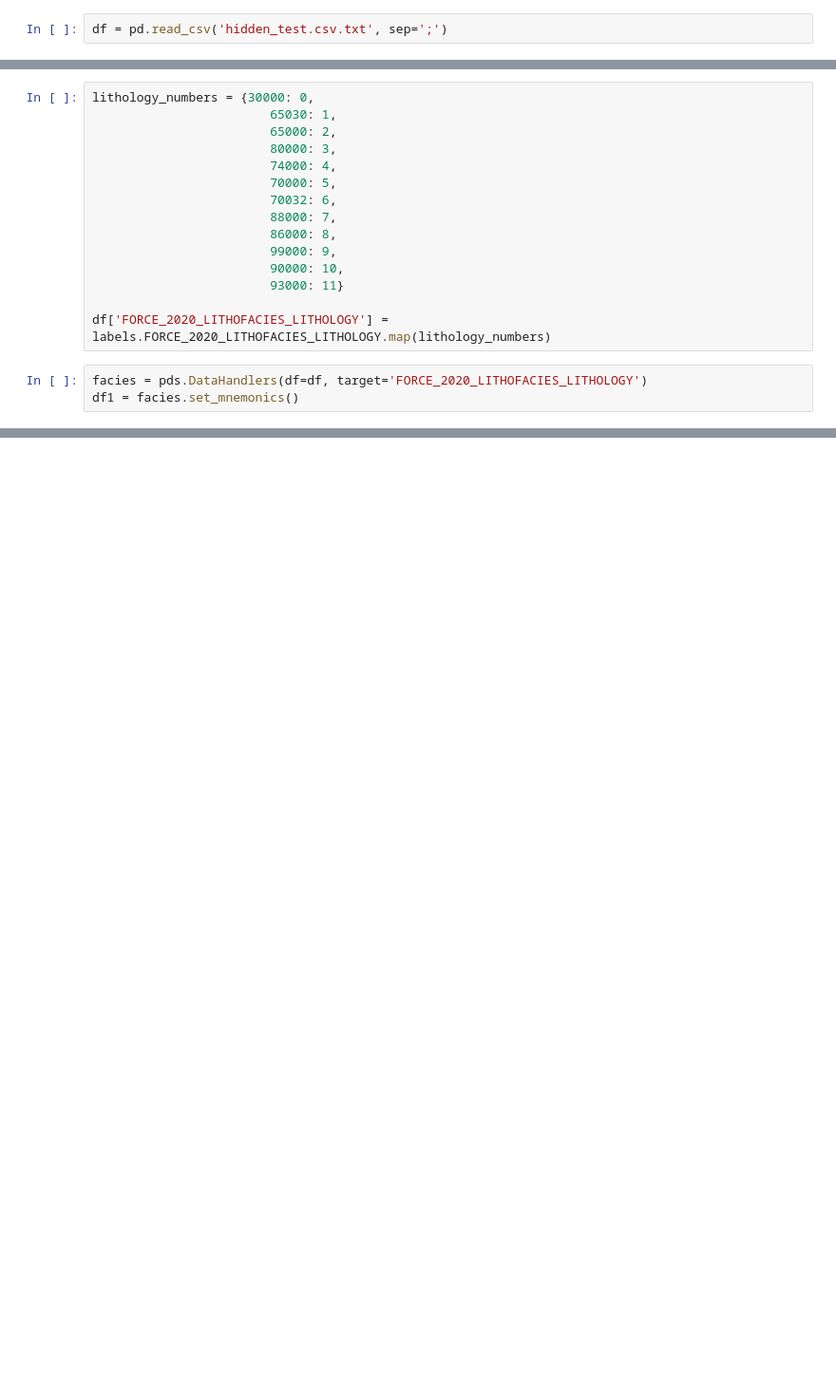
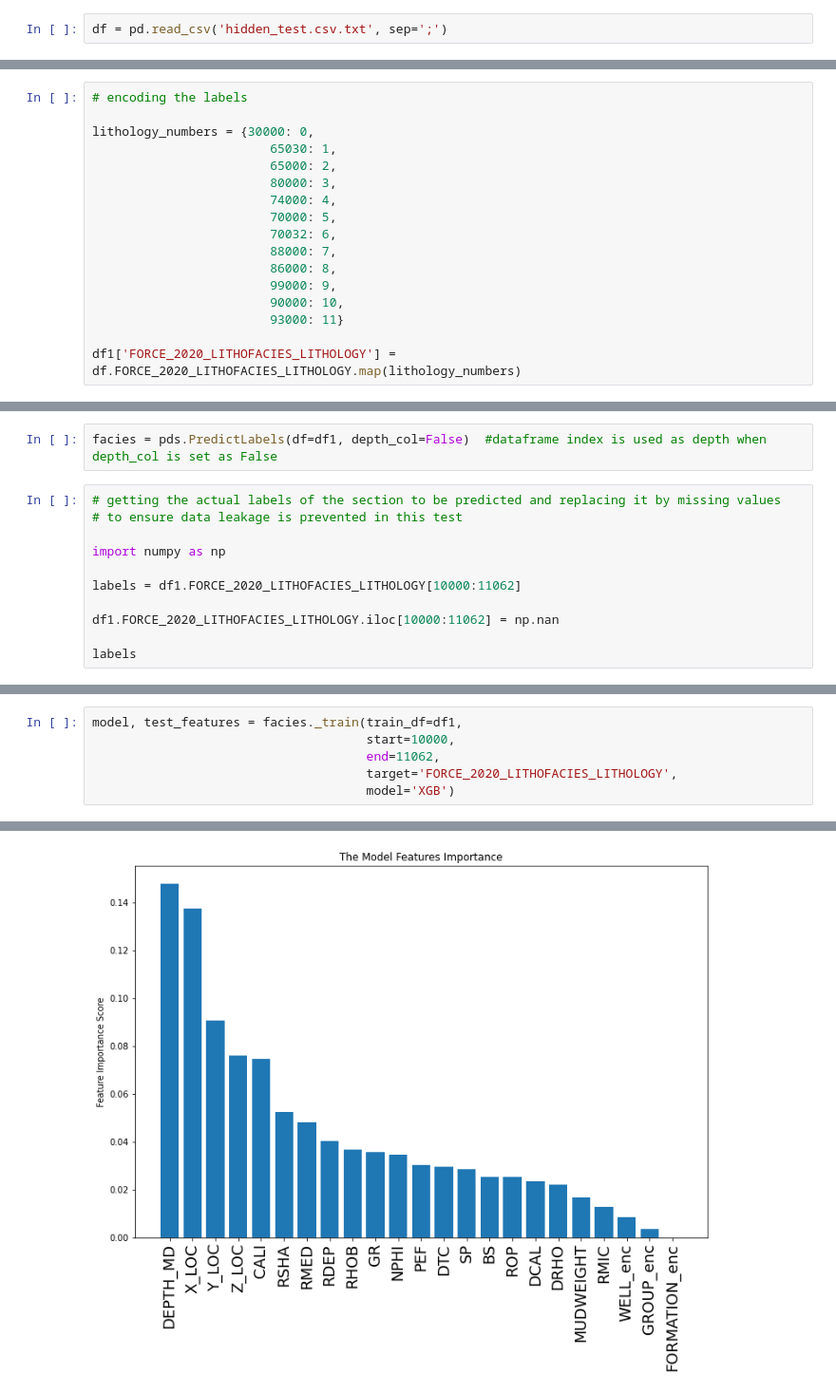
Before and after one commit to olawaleibrahim/beta-tests, a Jupyter notebook: petroeval/Lithofacies_Start_End_Example.ipynb, the cells around one changed output, grey strips where cells are left out. Shown: that part at 95% size. Saved outputs shown, nothing was run; the diff lists cells and outputs as text; blank space fills up the shorter version.

```diff
--- a/petroeval/Lithofacies_Start_End_Example.ipynb
+++ b/petroeval/Lithofacies_Start_End_Example.ipynb
@@ -14,4 +33,6 @@ labels = pd.read_csv('leaderboard_test_target.csv.txt', sep=';')
 # %%
+# encoding the labels
+
 lithology_numbers = {30000: 0,
                         65030: 1,
                         65000: 2,
@@ -25,7 +46,4 @@ lithology_numbers = {30000: 0,
                         90000: 10,
                         93000: 11}
 
-df['FORCE_2020_LITHOFACIES_LITHOLOGY'] = labels.FORCE_2020_LITHOFACIES_LITHOLOGY.map(lithology_numbers)
+df1['FORCE_2020_LITHOFACIES_LITHOLOGY'] = df.FORCE_2020_LITHOFACIES_LITHOLOGY.map(lithology_numbers)
-# %%
-facies = pds.DataHandlers(df=df, target='FORCE_2020_LITHOFACIES_LITHOLOGY')
-df1 = facies.set_mnemonics()
@@ -49,0 +50,13 @@ df1 = facies.set_mnemonics()
+# %%
+facies = pds.PredictLabels(df=df1, depth_col=False)  #dataframe index is used as depth when depth_col is set as False
+# %%
+# getting the actual labels of the section to be predicted and replacing it by missing values
+# to ensure data leakage is prevented in this test
+
+import numpy as np
+
+labels = df1.FORCE_2020_LITHOFACIES_LITHOLOGY[10000:11062]
+
+df1.FORCE_2020_LITHOFACIES_LITHOLOGY.iloc[10000:11062] = np.nan
+
+labels
@@ -49,0 +92,7 @@ df1 = facies.set_mnemonics()
+# %%
+model, test_features = facies._train(train_df=df1,
+                                     start=10000,
+                                     end=11062,
+                                     target='FORCE_2020_LITHOFACIES_LITHOLOGY',
+                                     model='XGB')
+# %% [output]
@@ -49,0 +112 @@ df1 = facies.set_mnemonics()
+[figure, added]
```
Also changed, not shown: parts of 60 cells of this notebook, 2 other files.
